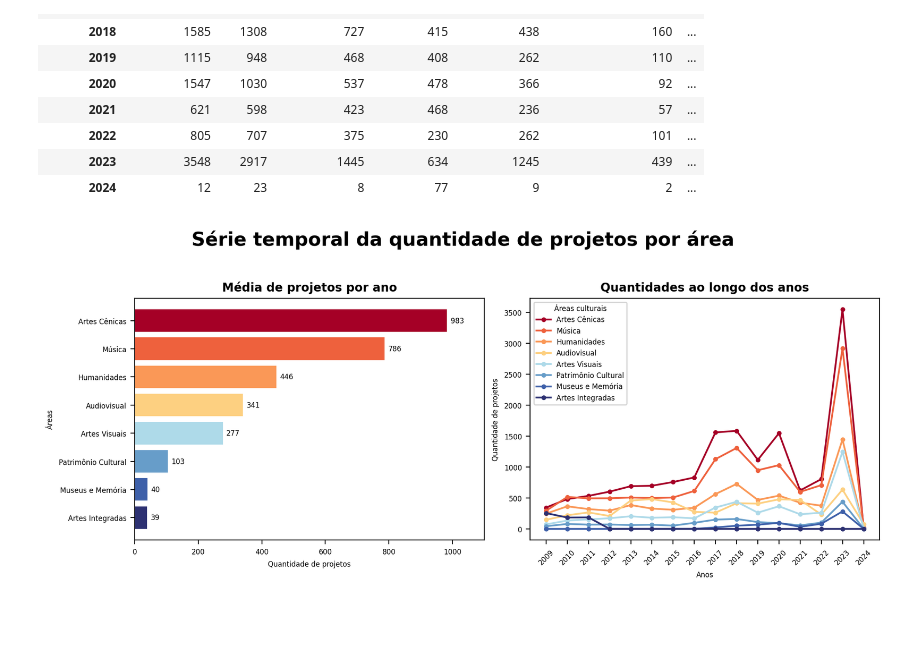
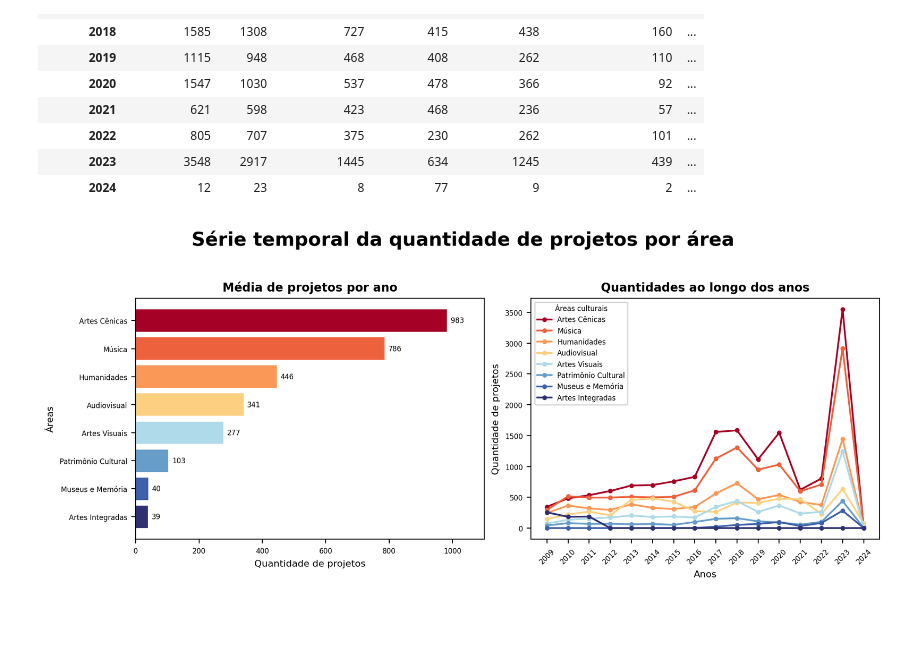
Before and after one commit to lorenaaxbastos/santander-coders-projects, a Jupyter notebook: Unit 2 - Programming Techniques I (PY)/Projeto EDA - Análise do Dataset da Lei Rouanet.ipynb, the cells around one changed output. Drawn from its saved outputs; the diff is of its cells as text; code cells hidden in the pictures.

```diff
--- a/Unit 2 - Programming Techniques I (PY)/Projeto EDA - Análise do Dataset da Lei Rouanet.ipynb
+++ b/Unit 2 - Programming Techniques I (PY)/Projeto EDA - Análise do Dataset da Lei Rouanet.ipynb
@@ -126,12 +126,14 @@ df_projetos.drop_duplicates(inplace=True)
 # removendo projetos com todos os valores menores ou iguais a zero OU indeferidos ou arquivados
 filtro_valor_aprovado_zerado = df_projetos["valor_aprovado"] <= 0
 filtro_valor_captado_zerado = df_projetos["valor_captado"] <= 0
-filtro_situacao_negativa = df_projetos["situacao"].str.lower().str.contains("|".join(["arquivado", "arquivamento", "indeferido", "inadimplen"]))
+situacoes_negativas = ["arquivado", "arquivamento", "indeferido", "inadimplen"]
+filtro_situacao_negativa = df_projetos["situacao"].str.lower().str.contains("|".join(situacoes_negativas))
 conjunto_filtros_negativos = ((filtro_valor_aprovado_zerado & filtro_valor_captado_zerado) | filtro_situacao_negativa)
 
 # com exceção daqueles que tiveram captação acima de zero E foram encerrados normalmente
 filtro_valor_captado_positivo = df_projetos["valor_captado"] > 0
-filtro_situacao_positiva = df_projetos["situacao"].str.lower().str.contains("|".join(['captação/execução encerradas', "recursos transferidos"]))
+situacoes_positivas = ['captação/execução encerradas', "recursos transferidos"]
+filtro_situacao_positiva = df_projetos["situacao"].str.lower().str.contains("|".join(situacoes_positivas))
 conjuntos_filtros_positivos = filtro_valor_captado_positivo & filtro_situacao_positiva
 
 df_projetos = df_projetos[~(conjunto_filtros_negativos ^ conjuntos_filtros_positivos)]
@@ -153,7 +155,8 @@ filtro_data_termino_invalida = df_projetos["data_termino"].str.contains("|".join
 
 if filtro_data_termino_invalida.any(axis=None):
     for data in datas_invalidas:
-        df_projetos.loc[df_projetos["data_termino"] == data, "data_termino"] = np.nan
+        filtro_data_termino_igual_data_invalida = df_projetos["data_termino"] == data
+        df_projetos.loc[filtro_data_termino_igual_data_invalida, "data_termino"] = np.nan
 # %%
 # convertendo datas para datetime
 df_projetos["data_inicio"] = pd.to_datetime(df_projetos["data_inicio"])
@@ -315,7 +319,7 @@ df_projetos.drop("objetivos", axis=1, inplace=True)
 # %%
 data_inicio = pd.to_datetime(df_projetos["data_inicio"])
 data_termino = pd.to_datetime(df_projetos["data_termino"])
-duracao = pd.Series(data_termino - data_inicio, name="duracao")
+duracao = pd.Series(data_termino - data_inicio, name="duracao").dt.days
 
 if "duracao" not in df_projetos.columns:
     df_projetos = pd.concat([df_projetos, duracao], axis=1)
@@ -494,7 +498,7 @@ separacao_fatia = (0.1, 0, 0, 0, 0, 0, 0, 0)
 fig, (ax1, ax2) = plt.subplots(nrows=1, ncols=2, figsize=(10, 4), dpi=200)
 
 heatmap = ax1.imshow(
-    areas_no_sudeste.values,
+    areas_no_sul_sudeste.values,
     cmap="RdYlBu_r",
     vmin=0,
     vmax=5000
@@ -509,11 +513,11 @@ plt.setp(
 
 plt.colorbar(heatmap, ax=ax1)
 
-for i in range(len(areas_no_sudeste.index)):
-    for j in range(len(areas_no_sudeste.columns)):
+for i in range(len(areas_no_sul_sudeste.index)):
+    for j in range(len(areas_no_sul_sudeste.columns)):
         texto = ax1.text(
             j, i,
-            areas_no_sudeste.iloc[i, j],
+            areas_no_sul_sudeste.iloc[i, j],
             ha="center",
             va="center",
             color="#fff"
@@ -535,8 +539,8 @@ ax2.axis("off")
 pos = ax1.get_position()
 ax1.set_position([pos.x0, pos.y0-0.13, pos.width, pos.height])
 
-ax1.set_xticks(np.arange(len(areas_no_sudeste.columns)), labels=areas_no_sudeste.columns)
-ax1.set_yticks(np.arange(len(areas_no_sudeste.index)), labels=areas_no_sudeste.index)
+ax1.set_xticks(np.arange(len(areas_no_sul_sudeste.columns)), labels=areas_no_sul_sudeste.columns)
+ax1.set_yticks(np.arange(len(areas_no_sul_sudeste.index)), labels=areas_no_sul_sudeste.index)
 
 ax1.set_xlabel("Áreas", fontsize=8)
 ax1.set_ylabel("Estados do Sul e Sudeste", fontsize=8)
@@ -623,38 +627,38 @@ for barra in barras:
 
 ax1.invert_yaxis()
 
 for i, qtd_projetos in enumerate(areas_por_anos.T.values):
     ax2.plot(
         areas_por_anos.index,
         qtd_projetos,
         label=areas_por_anos.columns[i],
         color=cores[i],
         marker="o",
         markersize=3
     )
 
 ax2.set_xticks(areas_por_anos.index)
 ax2.set_xticklabels(areas_por_anos.index, rotation=45)
 
-ax1.set_xlabel("Quantidade de projetos")
-ax1.set_ylabel("Áreas")
+ax1.set_xlabel("Quantidade de projetos", fontsize=8)
+ax1.set_ylabel("Áreas", fontsize=8)
 
-ax2.set_xlabel("Anos")
-ax2.set_ylabel("Quantidade de projetos")
+ax2.set_xlabel("Anos", fontsize=8)
+ax2.set_ylabel("Quantidade de projetos", fontsize=8)
 
 ax2.legend(title="Áreas culturais")
 
 plt.suptitle("Série temporal da quantidade de projetos por área", fontsize=16, fontweight=1000, y=1.05)
 ax1.set_title('Média de projetos por ano', fontsize=10, fontweight=600)
 ax2.set_title('Quantidades ao longo dos anos', fontsize=10, fontweight=600)
 
 ax1.set_xlim(0, 1100)
 
 plt.tight_layout()
 plt.savefig(path.abspath("charts/projetos_por_area03.png"), bbox_inches="tight")
 plt.show()
 # %% [output]
-[figure, old version]
+[figure, new version]
 # %% [markdown]
 #####
 # %% [markdown]
```
Also changed, not shown: parts of 12 cells of this notebook.
